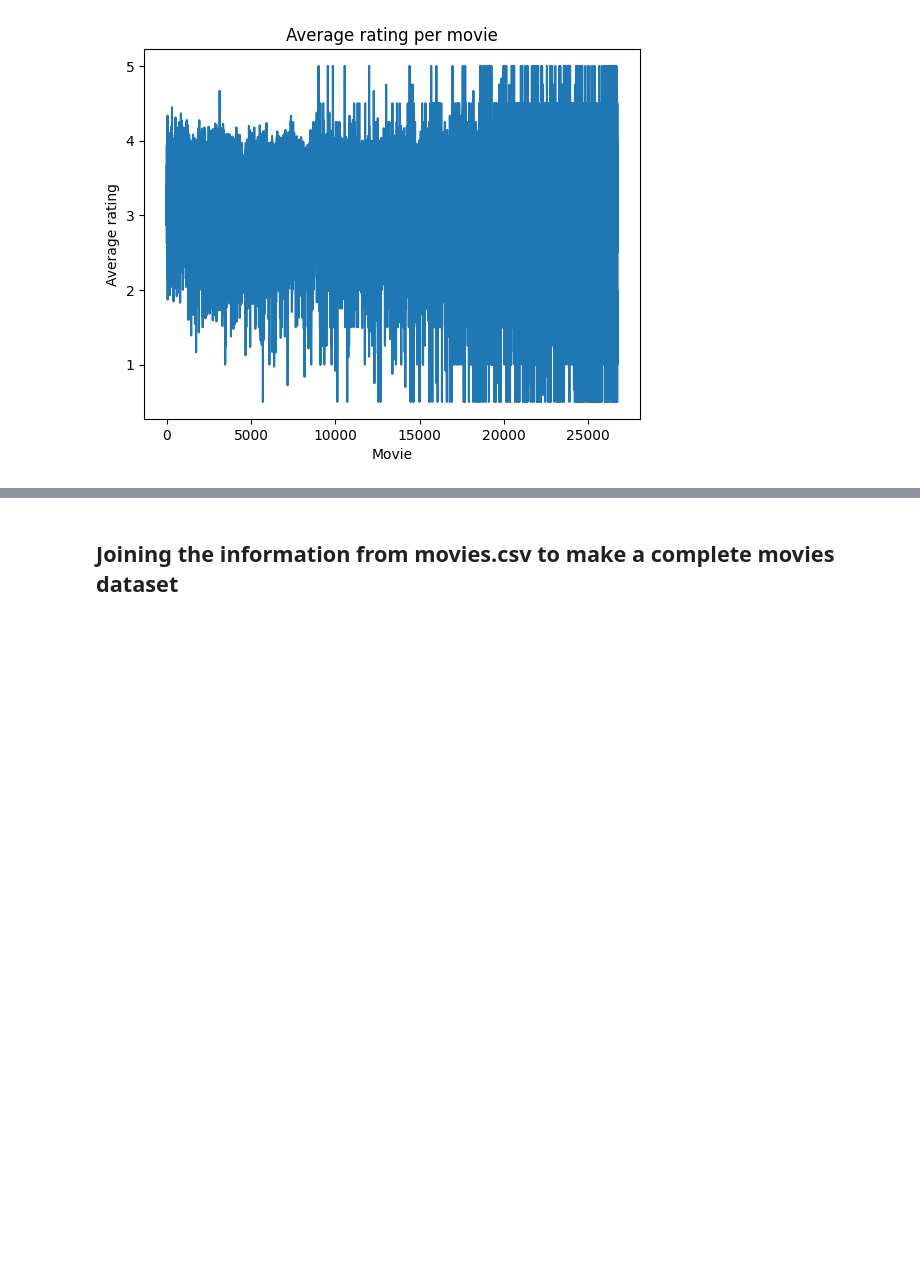
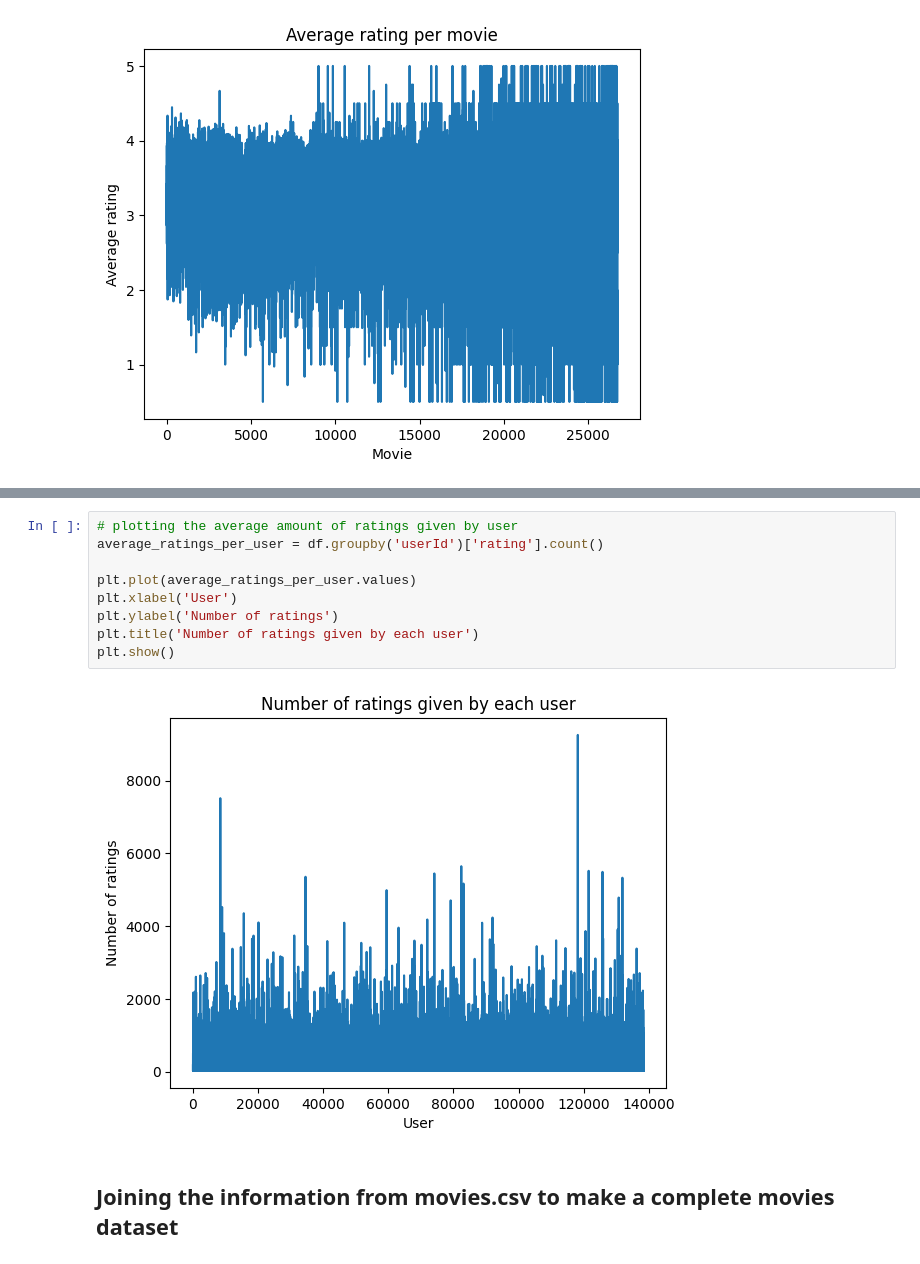
Before and after one commit to PepeuFBV/Movie-Recommendation, a Jupyter notebook: dataset_treatment.ipynb, the cells around one changed output, grey strips where cells are left out. Cells and saved outputs as stored; diff of their text form; blank space fills up the shorter version.

```diff
--- a/dataset_treatment.ipynb
+++ b/dataset_treatment.ipynb
@@ -74,6 +73,17 @@ plt.title('Amount of ratings per movie')
 plt.show()
 # %% [output]
 [figure]
+# %%
+# plotting the average amount of ratings given by user
+average_ratings_per_user = df.groupby('userId')['rating'].count()
+
+plt.plot(average_ratings_per_user.values)
+plt.xlabel('User')
+plt.ylabel('Number of ratings')
+plt.title('Number of ratings given by each user')
+plt.show()
+# %% [output]
+[figure, added]
 # %% [markdown]
 ## Joining the information from movies.csv to make a complete movies dataset
 # %% [markdown]
```
Also changed, not shown: parts of 17 cells of this notebook, 1 other file.
